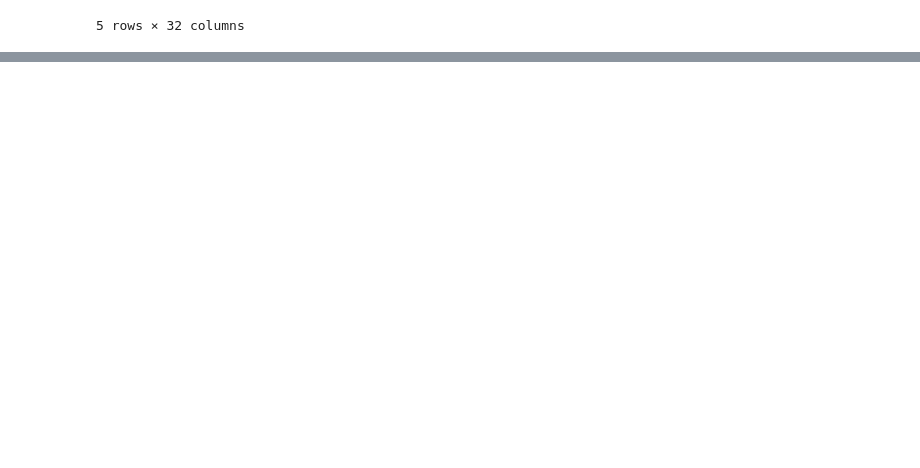
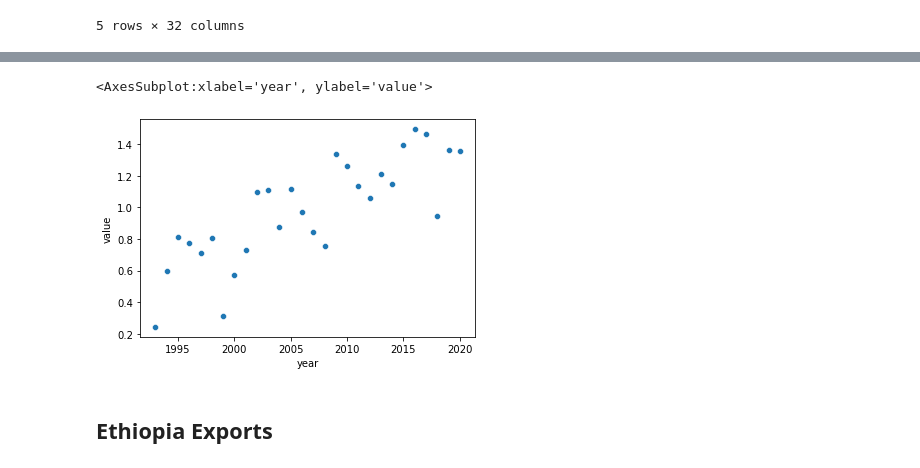
Before and after one commit to sanghyuns/Climate_Change_vs_Coffee_Production, a Jupyter notebook: Shawn.ipynb, the cells around one changed output, grey strips where cells are left out. Saved outputs shown, nothing was run; the diff lists cells and outputs as text; code cells hidden in the pictures; blank space fills up the shorter version.

```diff
--- a/Shawn.ipynb
+++ b/Shawn.ipynb
@@ -68,0 +62,7 @@ Name: Area, Length: 247, dtype: int64
+# %%
+ethiopia_temp_change = temp_df[temp_df.Area == 'Ethiopia']
+# %%
+ethiopia_temp_change.columns = [col.lower().strip().replace(' ', '_')
+    for col in ethiopia_temp_change.columns]
+# %%
+ethiopia_temp_change = ethiopia_temp_change[ethiopia_temp_change['months']=='Meteorological year'].sort_values(by=['months', 'year'], ascending= False)
@@ -68,0 +80,8 @@ Name: Area, Length: 247, dtype: int64
+# %%
+sns.scatterplot(x=ethiopia_temp_change.year,
+                y=ethiopia_temp_change.value)
+# %% [output]
+<AxesSubplot:xlabel='year', ylabel='value'>
+[figure, added]
+# %% [markdown]
+## Ethiopia Exports
```
Also changed, not shown: parts of 16 cells of this notebook, 1 other file.
